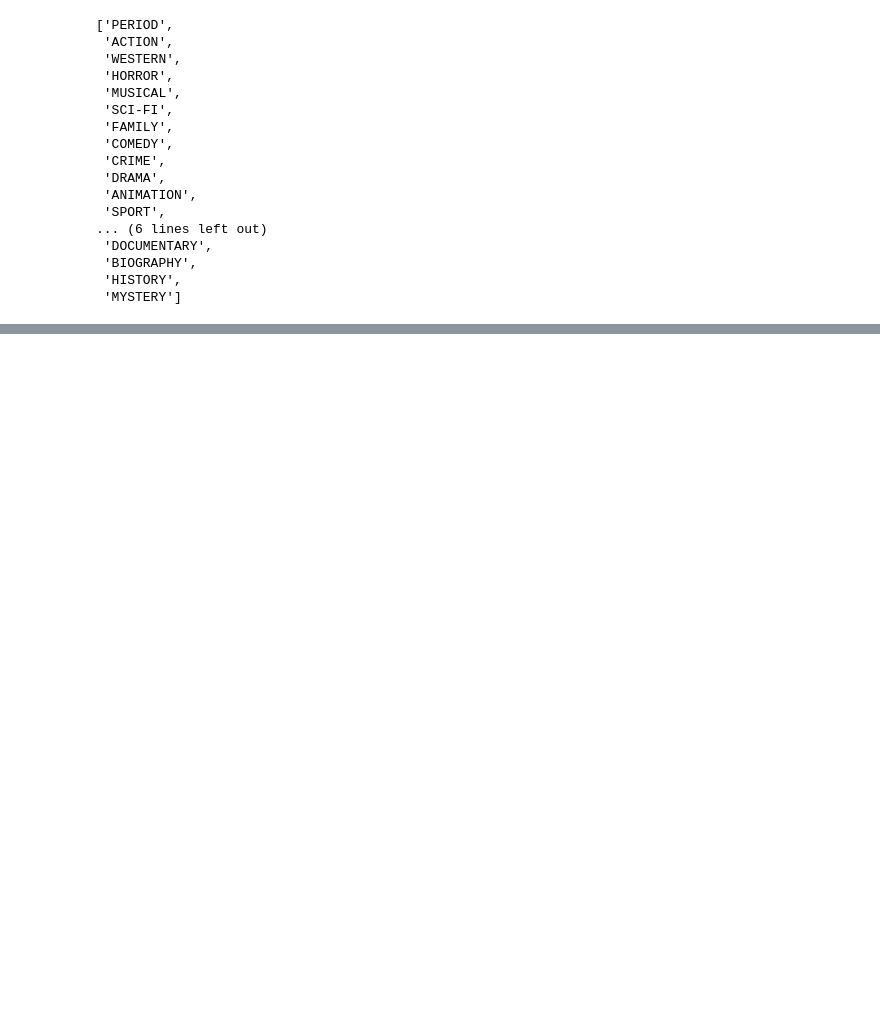
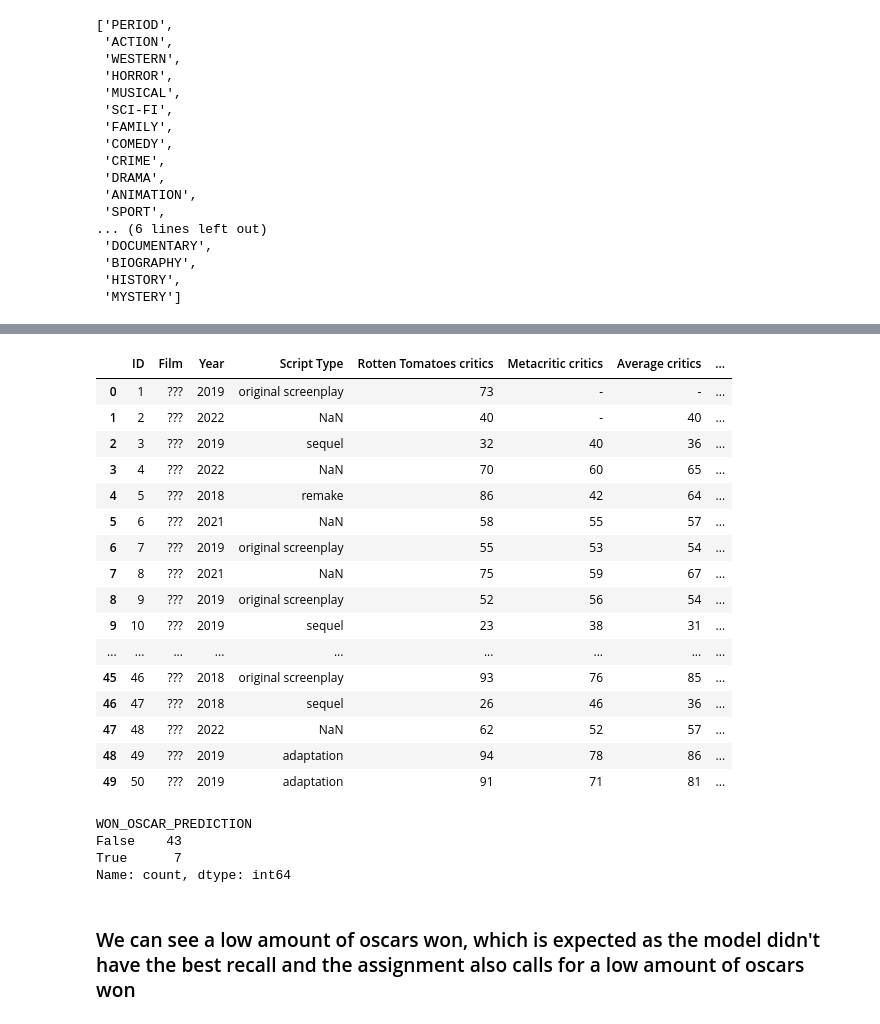
Before and after one commit to NikosGour/Data-Mining-Assignment, a Jupyter notebook: report.ipynb, the cells around one changed output, grey strips where cells are left out. Saved outputs shown, nothing was run; the diff lists cells and outputs as text; code cells hidden in the pictures; blank space fills up the shorter version.

```diff
--- a/report.ipynb
+++ b/report.ipynb
@@ -1438,0 +1648,24 @@ genres
+# %%
+# We don't need these columns as they have been turned into multiple-hot encoding columns
+anon_df.drop(columns=["GENRE","SCRIPT_TYPE"],inplace=True)
+# %%
+# Now let's calculate all the calculable columns we dropped before
+anon_df['%OF_GROSS_EARNED_ABROAD'] = \
+    (anon_df['FOREIGN_GROSS'] / anon_df['WORLDWIDE_GROSS']) * 100
+
+anon_df['%BUDGET_RECOVERED'] = (anon_df['WORLDWIDE_GROSS'] / anon_df["BUDGET"]) * 100
+
+anon_df['%BUDGET_RECOVERED_OPENING_WEEKEND'] = (anon_df["OPENING_WEEKEND"]/anon_df['BUDGET']) *100
+
+anon_df['AVERAGE_CRITICS'] = (anon_df['RT_CRITICS'] + anon_df['MC_CRITICS']) / 2
+
+anon_df['AVERAGE_AUDIENCE'] = (anon_df['RT_AUDIENCE'] + anon_df['MC_AUDIENCE']) / 2
+
+anon_df['RT_MC_AUDIENCE_DIFFERENCE'] = anon_df['RT_AUDIENCE'] - anon_df['MC_AUDIENCE']
+
+anon_df['CRITICS_AUDIENCE_DIFFERENCE'] = \
+    anon_df['AVERAGE_CRITICS'] - anon_df['AVERAGE_AUDIENCE']
+# %%
+# Reordering the rows of anonymous dataset to the order of the testing dataset because that's
+# how the model expect the data to be ordered
+anon_df = anon_df[X.columns]
@@ -1438,0 +1681,41 @@ genres
+# %%
+def get_lr_plus_rf_prediction(df:pd.DataFrame):
+    lr_probs = lr.predict_proba(df)[:,1]
+    rf_probs = rf.predict_proba(df)[:,1]
+
+    lr_plus_rf_probs = lr_probs + rf_probs
+    return [(pred>=lr_plus_rf_best_threshold) for pred in lr_plus_rf_probs]
+# %%
+# Get the prediction for the anonymous movies and append them to the initial excel
+predictions = get_lr_plus_rf_prediction(anon_df)
+
+anon_initial_df = pd.read_excel('data/movies_test_anon_sample.xlsx')
+anon_initial_df['WON_OSCAR_PREDICTION'] = predictions
+anon_initial_df
+# %% [output]
+|  | ID | Film | Year | Script Type | Rotten Tomatoes critics | Metacritic critics | Average critics | ... |
+| 0 | 1 | ??? | 2019 | original screenplay | 73 | - | - | ... |
+| 1 | 2 | ??? | 2022 | NaN | 40 | - | 40 | ... |
+| 2 | 3 | ??? | 2019 | sequel | 32 | 40 | 36 | ... |
+| 3 | 4 | ??? | 2022 | NaN | 70 | 60 | 65 | ... |
+| 4 | 5 | ??? | 2018 | remake | 86 | 42 | 64 | ... |
+| 5 | 6 | ??? | 2021 | NaN | 58 | 55 | 57 | ... |
+| 6 | 7 | ??? | 2019 | original screenplay | 55 | 53 | 54 | ... |
+| 7 | 8 | ??? | 2021 | NaN | 75 | 59 | 67 | ... |
+| 8 | 9 | ??? | 2019 | original screenplay | 52 | 56 | 54 | ... |
+| 9 | 10 | ??? | 2019 | sequel | 23 | 38 | 31 | ... |
+| ... | ... | ... | ... | ... | ... | ... | ... | ... |
+| 45 | 46 | ??? | 2018 | original screenplay | 93 | 76 | 85 | ... |
+| 46 | 47 | ??? | 2018 | sequel | 26 | 46 | 36 | ... |
+| 47 | 48 | ??? | 2022 | NaN | 62 | 52 | 57 | ... |
+| 48 | 49 | ??? | 2019 | adaptation | 94 | 78 | 86 | ... |
+| 49 | 50 | ??? | 2019 | adaptation | 91 | 71 | 81 | ... |
+# %%
+anon_initial_df['WON_OSCAR_PREDICTION'].value_counts()
+# %% [output]
+WON_OSCAR_PREDICTION
+False    43
+True      7
+Name: count, dtype: int64
+# %% [markdown]
+### We can see a low amount of oscars won, which is expected as the model didn't have the best recall and the assignment also calls for a low amount of oscars won
```
Also changed, not shown: parts of 37 cells of this notebook, 1 other file.
